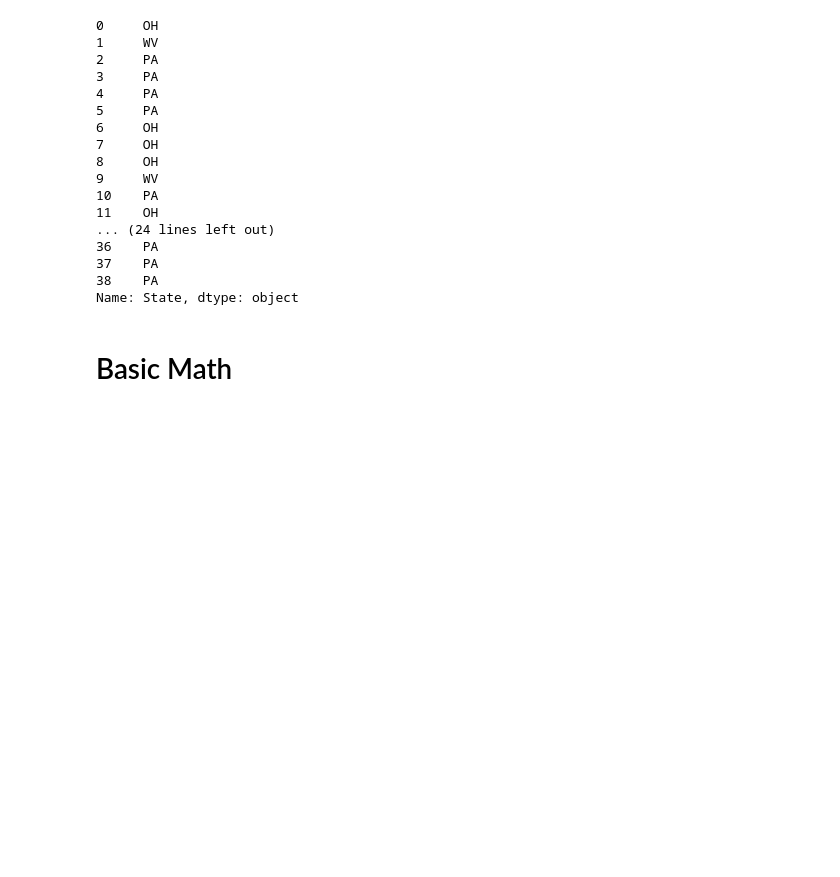
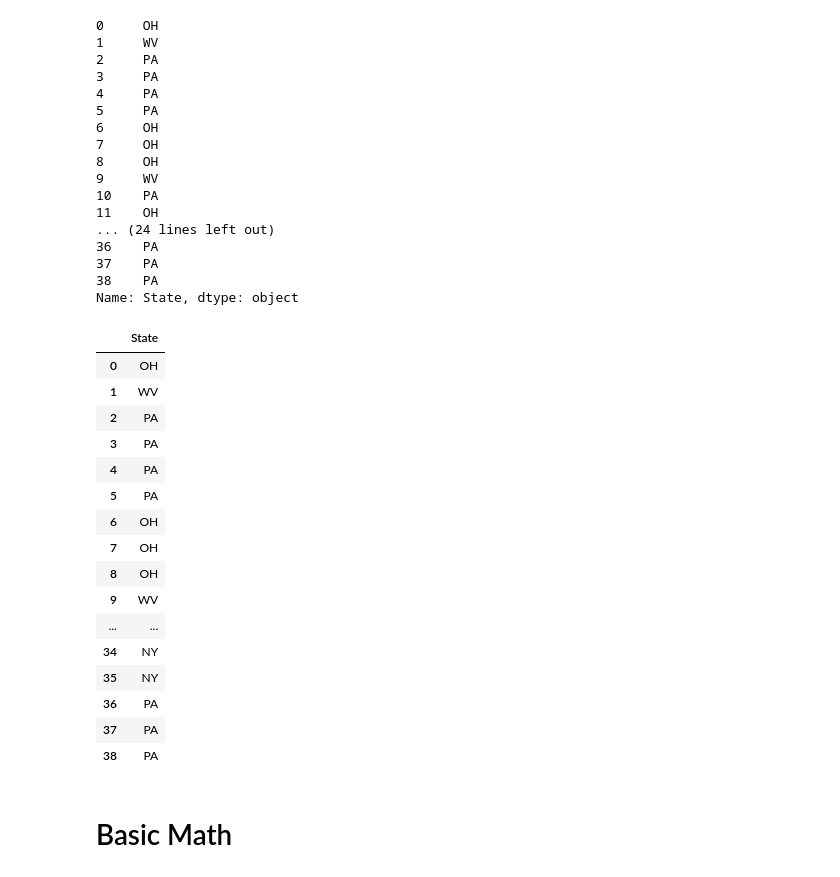
Before and after one commit to AnneLivia/ArtificialIntelligence, a Jupyter notebook: Machine Learning/ML With Python/Pandas/Pandas2.ipynb, the cells around one changed output. Saved outputs shown, nothing was run; the diff lists cells and outputs as text; code cells hidden in the pictures; blank space fills up the shorter version.

```diff
--- a/Machine Learning/ML With Python/Pandas/Pandas2.ipynb
+++ b/Machine Learning/ML With Python/Pandas/Pandas2.ipynb
@@ -131,6 +128,28 @@ cs_df_st
 37    PA
 38    PA
 Name: State, dtype: object
+# %%
+# to get only specific columns
+cs_df_st = pd.read_csv('ComputerSales.csv', usecols=["State"]) # with squeeze, if there's one colunm it returns a series
+cs_df_st
+# %% [output]
+|  | State |
+| 0 | OH |
+| 1 | WV |
+| 2 | PA |
+| 3 | PA |
+| 4 | PA |
+| 5 | PA |
+| 6 | OH |
+| 7 | OH |
+| 8 | OH |
+| 9 | WV |
+| ... | ... |
+| 34 | NY |
+| 35 | NY |
+| 36 | PA |
+| 37 | PA |
+| 38 | PA |
 # %% [markdown]
 # Basic Math
 # %%
```
Also changed, not shown: parts of 3 cells of this notebook, 1 other file.
